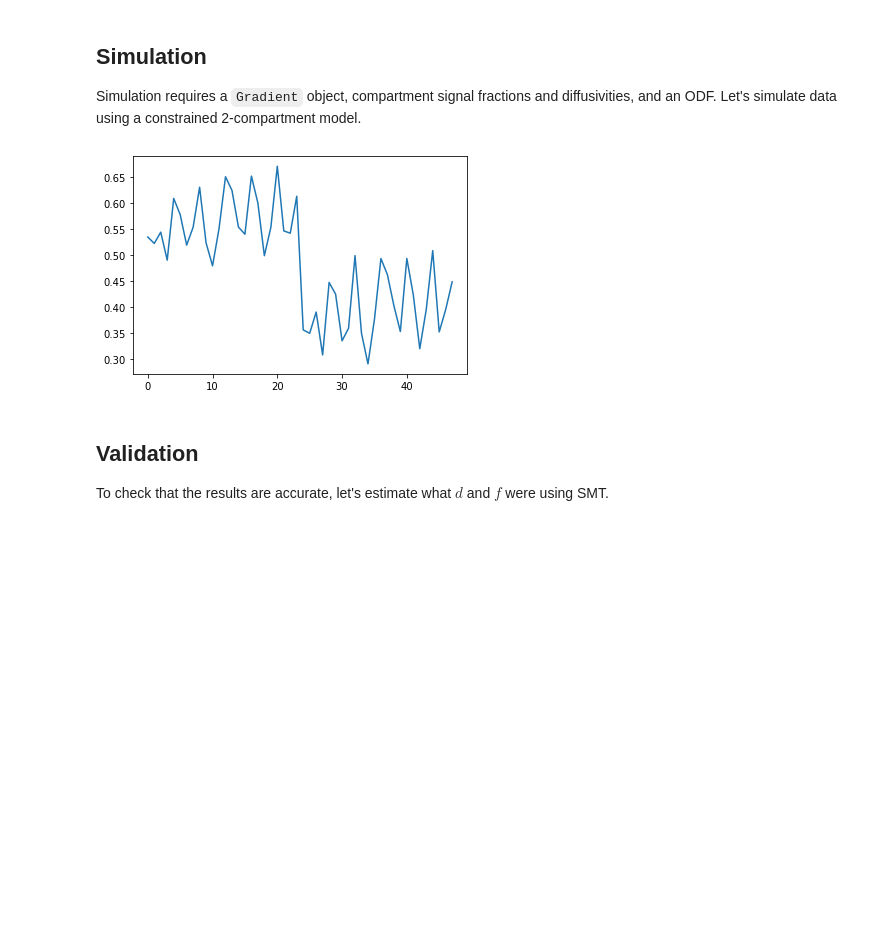
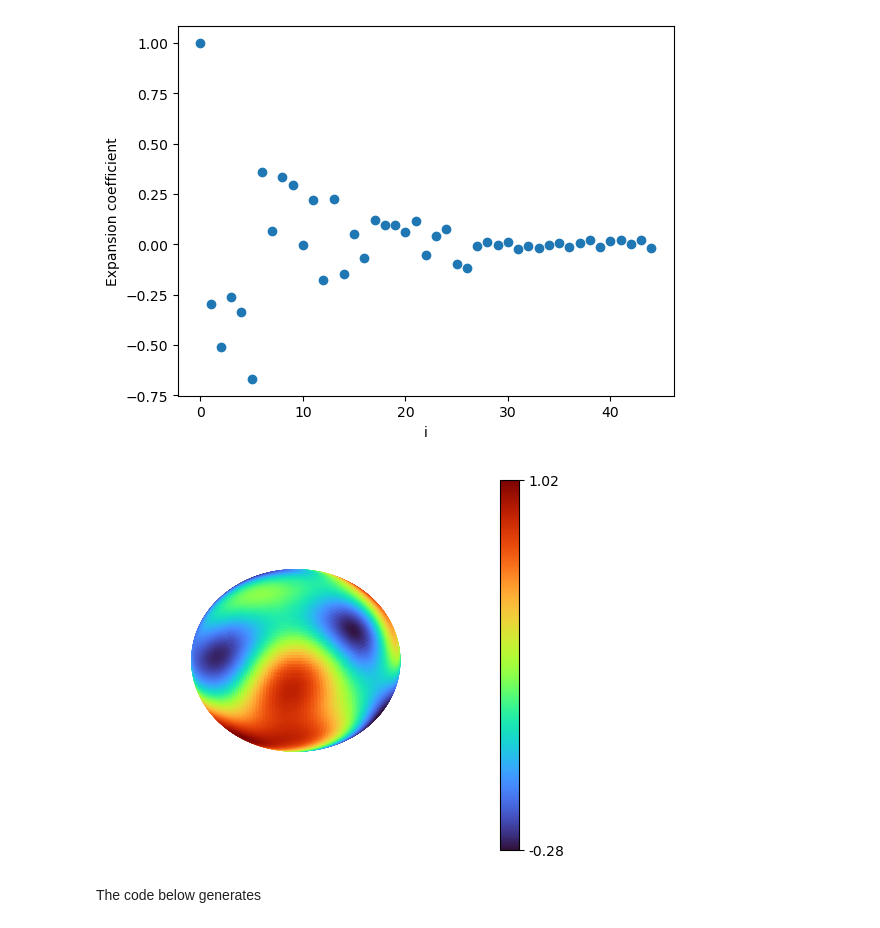
Before and after one commit to polbb/micromodelsim, a Jupyter notebook: docs/source/tutorial.ipynb, the cells around one changed output. Drawn from its saved outputs; the diff is of its cells as text; code cells hidden in the pictures; blank space fills up the shorter version.

```diff
--- a/docs/source/tutorial.ipynb
+++ b/docs/source/tutorial.ipynb
@@ -145,22 +139,54 @@ plt.show()
+# %%
+l_max = 8
+n_coeffs = int(0.5 * (l_max + 1) * (l_max + 2))
+
+l0s = np.zeros(n_coeffs)
+for l in range(0, l_max + 1, 2):
+    for m in range(-l, l + 1):
+        l0s[int(0.5 * l * (l + 1) + m)] = int(0.5 * l * (l + 1))
+
+coeffs = np.exp(-l0s / 10)  # spherical harmonic expansion coefficients
+np.random.seed(666)
+coeffs[1::] *= 2 * (0.5 - np.random.random(n_coeffs - 1))
+
+fig = plt.figure()
+ax = fig.add_subplot(111)
+ax.scatter(np.arange(n_coeffs), coeffs)
+ax.set_xlabel("i")
+ax.set_ylabel("Expansion coefficient")
+plt.show()
+
+N = 100  # determines the resolution of the ODF visualization
+thetas, phis = np.meshgrid(np.linspace(0, np.pi, N), np.linspace(0, 2 * np.pi, 2 * N))
+x = np.sin(thetas) * np.cos(phis)
+y = np.sin(thetas) * np.sin(phis)
+z = np.cos(thetas)
+
+values = np.zeros(x.shape)
+for l in range(0, l_max + 1, 2):
+    for m in range(-l, l + 1):
+        i = int(0.5 * l * (l + 1) + m)
+        values += coeffs[i] * mmsim.sh(l, m, thetas, phis)
+
+fig = plt.figure()
+ax = fig.add_subplot(111, projection="3d")
+fcolors = (values - np.min(values)) / (np.max(values) - np.min(values))
+im = ax.plot_surface(
+    x,
+    y,
+    z,
+    rcount=2 * N,
+    ccount=N,
+    facecolors=matplotlib.cm.turbo(fcolors),
+    cmap="turbo",
+)
+cbar = plt.colorbar(im)
+cbar.set_ticks([0, 1])
+cbar.set_ticklabels([np.round(np.min(values), 2), np.round(np.max(values), 2)])
+ax.set_axis_off()
+plt.show()
+# %% [output]
+[figure, added]
+[figure, added]
 # %% [markdown]
-## Simulation
-
-Simulation requires a `Gradient` object, compartment signal fractions and diffusivities, and an ODF. Let's simulate data using a constrained 2-compartment model.
+The code below generates
-# %%
-f = 0.8  # intra-neurite signal fraction
-d = 2  # diffusivity
-
-fs = np.array([f, 1 - f])[np.newaxis]
-ads = np.array([d, d])[np.newaxis]
-rds = np.array([0, (1 - f) * d])[np.newaxis]
-
-signals = mmsim.compartment_model_simulation(gradient, fs, ads, rds, odf_sh)
-
-plt.plot(signals[0])
-plt.show()
-# %% [output]
-[figure, removed]
-# %% [markdown]
-## Validation
-
-To check that the results are accurate, let's estimate what $d$ and $f$ were using SMT.
```
Also changed, not shown: parts of 10 cells of this notebook, 3 other files.
